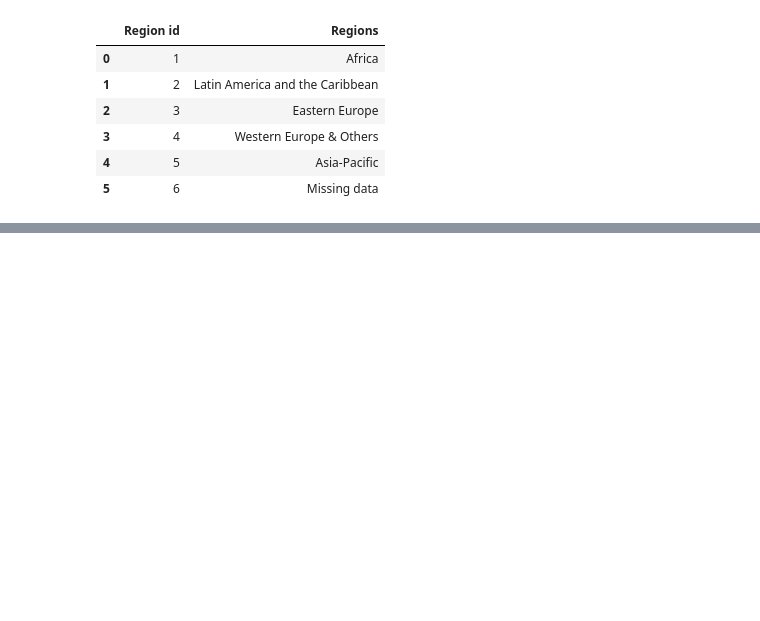
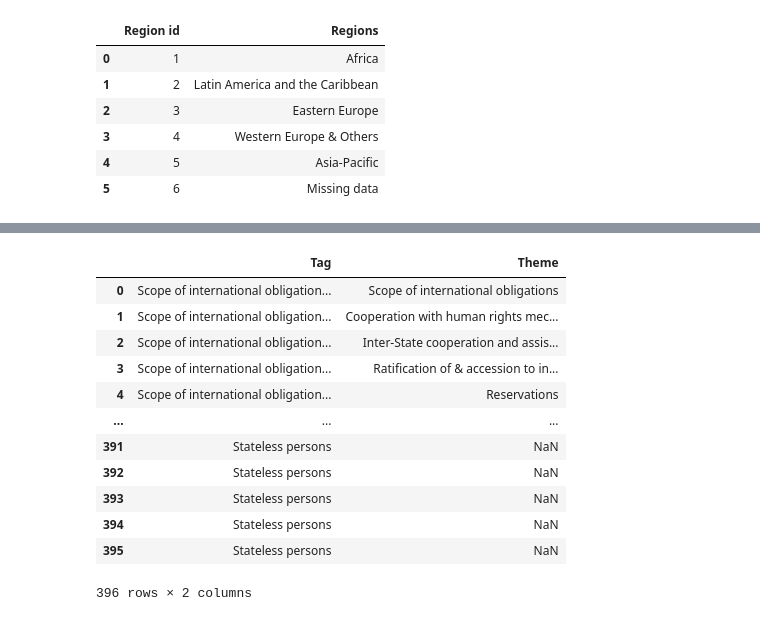
Before and after one commit to jandemeskel/UN-project, a Jupyter notebook: Ingestion.ipynb, the cells around one changed output, grey strips where cells are left out. Drawn from its saved outputs; the diff is of its cells as text; code cells hidden in the pictures; blank space fills up the shorter version.

```diff
--- a/Ingestion.ipynb
+++ b/Ingestion.ipynb
@@ -199,0 +228,17 @@ Themes_df
+# %%
+tags_to_themes = pd.melt(tags_matrix, value_vars=tags_matrix.columns.tolist(), var_name='Tag', value_name='Theme')
+tags_to_themes
+# %% [output]
+|  | Tag | Theme |
+| 0 | Scope of international obligation... | Scope of international obligations |
+| 1 | Scope of international obligation... | Cooperation with human rights mec... |
+| 2 | Scope of international obligation... | Inter-State cooperation and assis... |
+| 3 | Scope of international obligation... | Ratification of & accession to in... |
+| 4 | Scope of international obligation... | Reservations |
+| ... | ... | ... |
+| 391 | Stateless persons | NaN |
+| 392 | Stateless persons | NaN |
+| 393 | Stateless persons | NaN |
+| 394 | Stateless persons | NaN |
+| 395 | Stateless persons | NaN |
+396 rows × 2 columns
```
Also changed, not shown: parts of 6 cells of this notebook, 3 other files.
